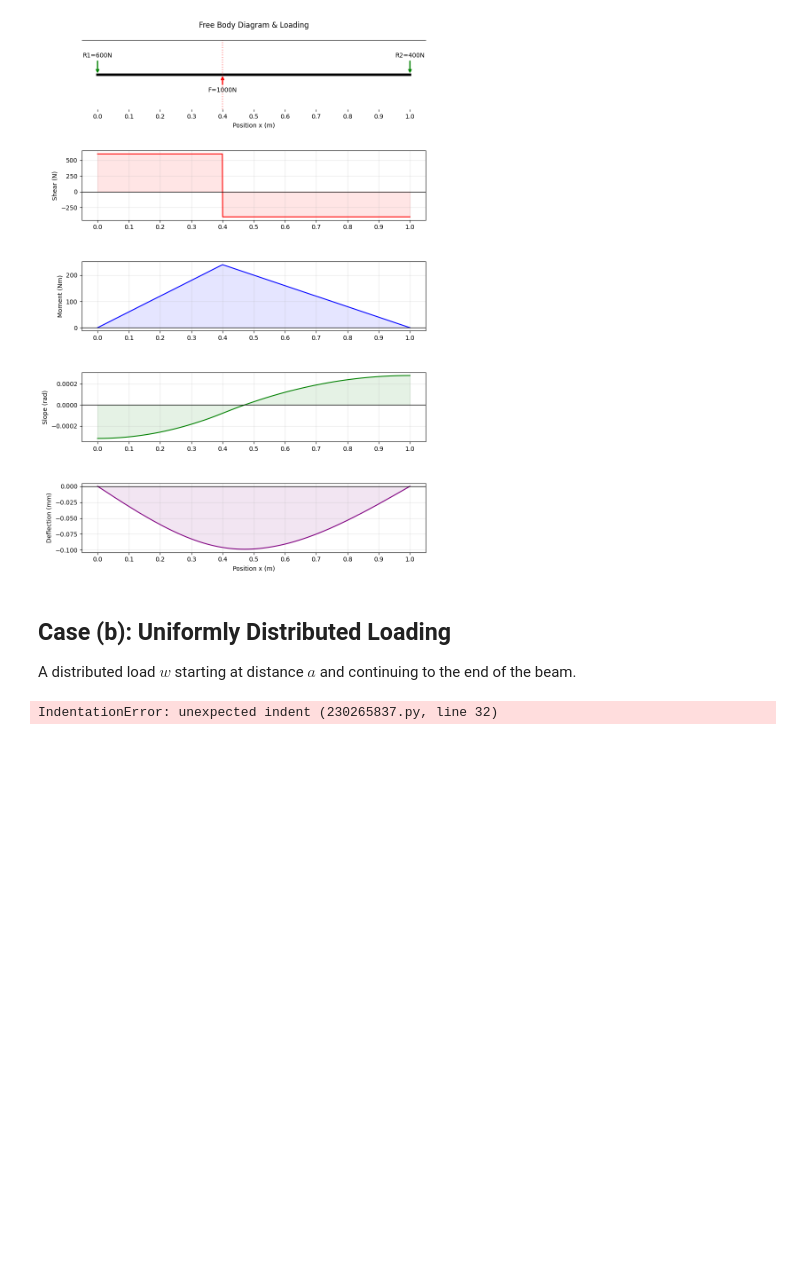
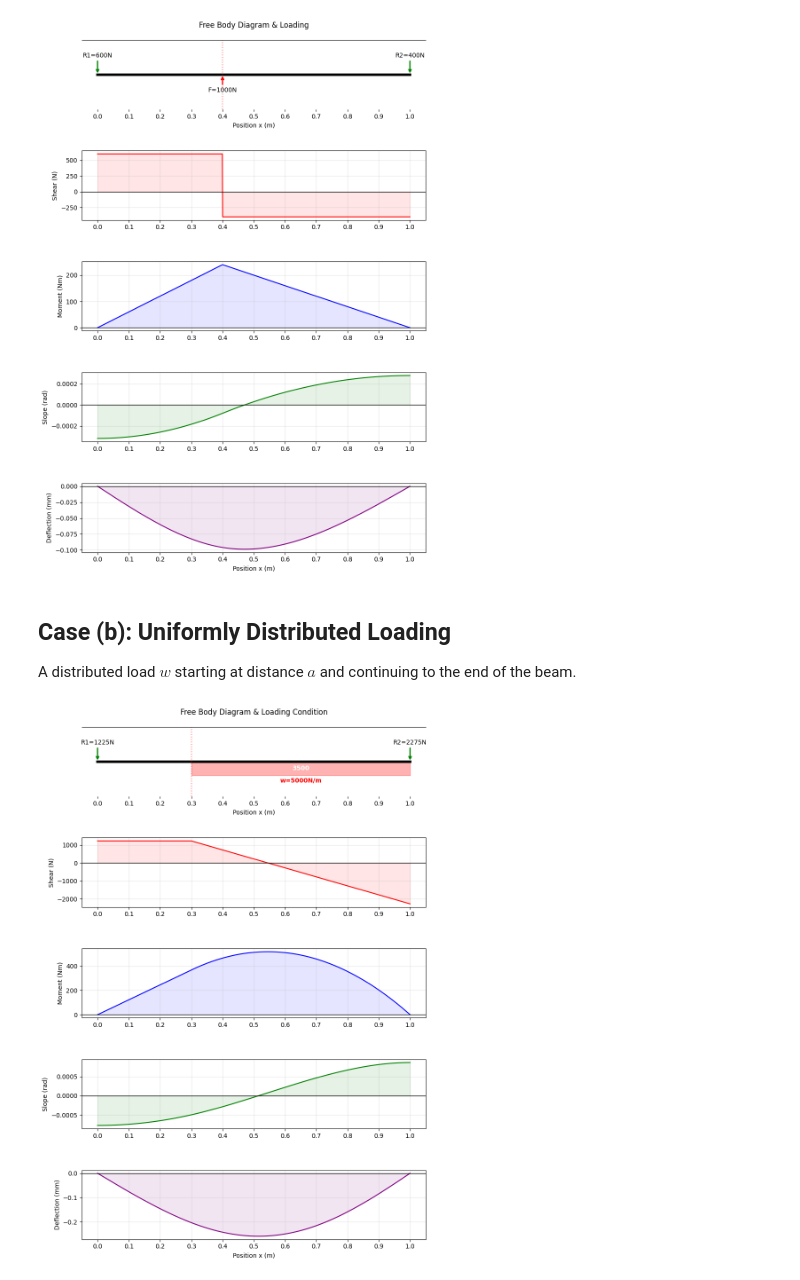
Before and after one commit to russlib/SegmentHandCalcs, a Jupyter notebook: BeamAnalysisTool.ipynb, the cells around one changed output. Drawn from its saved outputs; the diff is of its cells as text; code cells hidden in the pictures; blank space fills up the shorter version.

```diff
--- a/BeamAnalysisTool.ipynb
+++ b/BeamAnalysisTool.ipynb
@@ -128,37 +128,39 @@ ax.annotate(f'R2={R2:.0f}N', xy=(l, 0), xytext=(l, 0.5), arrowprops=dict(arrowst
 # Distributed Load w
 ax.fill_between([a, l], [0, 0], [-0.4, -0.4], color='red', alpha=0.3)
 ax.text((a+l)/2, -0.6, f'w={w_load}N/m', color='red', ha='center', fontweight='bold')
+total_w_load = w_load * (l - a)
+ax.text((a+l)/2, -0.2, f'{total_w_load:.0f}', color='white', ha='center', va='center', fontweight='bold')
 ax.axvline(a, color='red', linestyle=':', alpha=0.5) # Location dash
 standard_ticks = np.linspace(0, l, 11)
 all_ticks = np.unique(np.sort(np.append(standard_ticks, a)))
 ax.set_xticks(all_ticks)
 ax.set_xlabel('Position x (m)')
 ax.set_ylim(-1, 1)
 ax.set_title('Free Body Diagram & Loading Condition', pad=20)
 ax.spines['left'].set_visible(False)
 ax.spines['right'].set_visible(False)
 ax.spines['bottom'].set_visible(False)
 ax.get_yaxis().set_visible(False)
 
 # 1. Shear
 axs[1].plot(x, V, 'r'); axs[1].fill_between(x, V, color='r', alpha=0.1); axs[1].set_ylabel('Shear (N)')
 axs[1].grid(True, alpha=0.3); axs[1].axhline(0, color='k', lw=1)
 
 # 2. Moment
 axs[2].plot(x, M, 'b'); axs[2].fill_between(x, M, color='b', alpha=0.1); axs[2].set_ylabel('Moment (Nm)')
 axs[2].grid(True, alpha=0.3); axs[2].axhline(0, color='k', lw=1)
 
 # 3. Slope
 axs[3].plot(x, theta, 'g'); axs[3].fill_between(x, theta, color='g', alpha=0.1); axs[3].set_ylabel('Slope (rad)')
 axs[3].grid(True, alpha=0.3); axs[3].axhline(0, color='k', lw=1)
 
 # 4. Deflection
 axs[4].plot(x, y*1000, 'purple'); axs[4].fill_between(x, y*1000, color='purple', alpha=0.1); axs[4].set_ylabel('Deflection (mm)')
 axs[4].grid(True, alpha=0.3); axs[4].axhline(0, color='k', lw=1); axs[4].set_xlabel('Position x (m)')
 
 # Set regular 10 increments for all physical diagrams
 for ax in axs[1:]: ax.set_xticks(np.linspace(0, l, 11))
 
 plt.show()
 # %% [output]
-IndentationError: unexpected indent (230265837.py, line 32)
+[figure, added]
```
Also changed, not shown: 1 other file.
